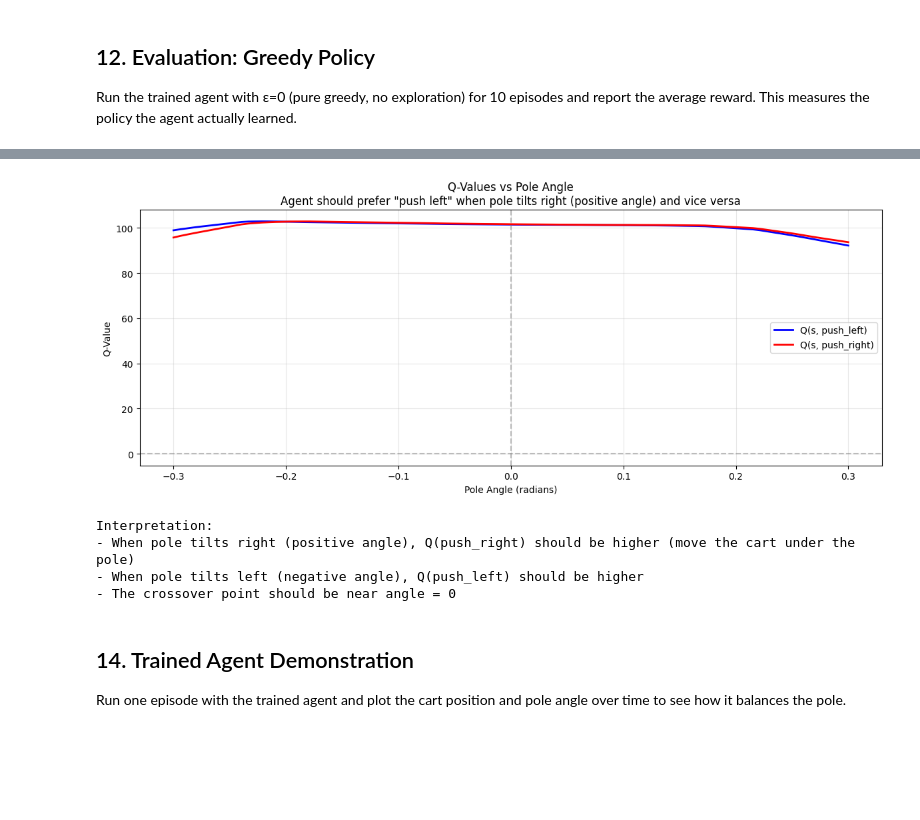
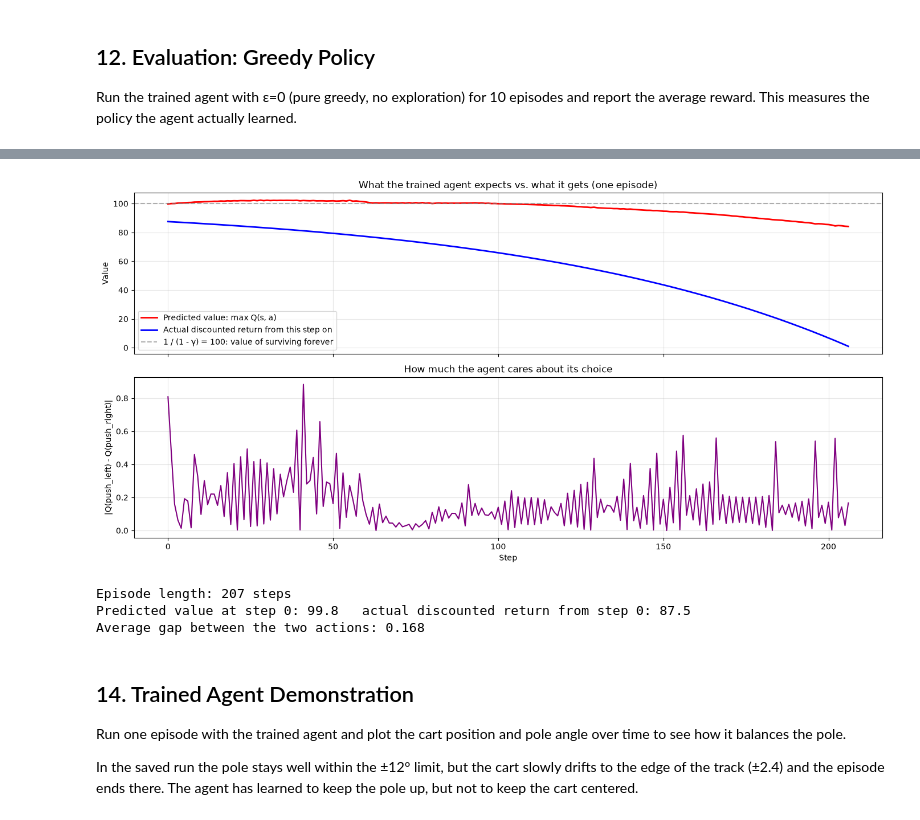
Before and after one commit to nadeemcite/research-papers, a Jupyter notebook: 051_playing-atari-with-deep-reinforcement/solution.ipynb, the cells around one changed output, grey strips where cells are left out. Drawn from its saved outputs; the diff is of its cells as text; code cells hidden in the pictures; blank space fills up the shorter version.

```diff
--- a/051_playing-atari-with-deep-reinforcement/solution.ipynb
+++ b/051_playing-atari-with-deep-reinforcement/solution.ipynb
@@ -57,7 +59,7 @@ lr = 2.5e-4            # Learning rate
 gamma = 0.99           # Discount factor
 batch_size = 64        # Minibatch size
 buffer_size = 10000    # Replay buffer capacity (paper used 1M for Atari)
-target_update_freq = 100  # Steps between target network updates (paper used 10000)
+target_update_freq = 250  # Steps between target network updates (paper used 10000)
 num_episodes = 600     # Training episodes
 max_steps = 500        # Max steps per episode (CartPole-v1 cap)
 min_buffer_size = 500  # Min transitions before training starts
@@ -298,8 +300,10 @@ for episode in range(num_episodes):
         next_state, reward, terminated, truncated, _ = env.step(action)
         done = terminated or truncated
 
-        # Store transition in replay buffer
-        replay_buffer.push(state, action, reward, next_state, float(done))
+        # Store transition in replay buffer.
+        # Only a real failure (terminated) cuts off the future reward. Hitting the 500-step
+        # time limit (truncated) is not a failure, so the target still looks ahead.
+        replay_buffer.push(state, action, reward, next_state, float(terminated))
 
         # Move to next state
         state = next_state
@@ -469,44 +473,58 @@ In the saved run the agent does this, but only weakly: the two curves are very c
 # %%
-# Sweep pole angle from -0.3 to 0.3 radians, other state vars = 0
-angles = np.linspace(-0.3, 0.3, 100)
-q_values_left = []
-q_values_right = []
+# Run one episode with the best weights and record what the network predicts at every step
+env = gym.make(ENV_NAME)
+state, _ = env.reset(seed=7)
+pred_q, q_gap, step_rewards = [], [], []
 
 with torch.no_grad():
-    for angle in angles:
-        state = np.array([0.0, 0.0, angle, 0.0])
-        state_t = torch.FloatTensor(state).unsqueeze(0).to(device)
-        q = policy_net(state_t).cpu().numpy()[0]
-        q_values_left.append(q[0])
-        q_values_right.append(q[1])
+    for step in range(max_steps):
+        q = policy_net(torch.FloatTensor(state).unsqueeze(0).to(device))[0].cpu().numpy()
+        pred_q.append(q.max())
+        q_gap.append(abs(q[0] - q[1]))
+        state, reward, terminated, truncated, _ = env.step(int(q.argmax()))
+        step_rewards.append(reward)
+        if terminated or truncated:
+            break
+env.close()
 
-plt.figure(figsize=(12, 5))
-plt.plot(angles, q_values_left, label='Q(s, push_left)', color='blue', linewidth=2)
-plt.plot(angles, q_values_right, label='Q(s, push_right)', color='red', linewidth=2)
-plt.axvline(x=0, color='gray', linestyle='--', alpha=0.5)
-plt.axhline(y=0, color='gray', linestyle='--', alpha=0.5)
-plt.xlabel('Pole Angle (radians)')
-plt.ylabel('Q-Value')
-plt.title('Q-Values vs Pole Angle\nAgent should prefer "push right" when pole tilts right (positive angle) and vice versa')
-plt.legend()
-plt.grid(True, alpha=0.3)
+# What the agent actually collected from each step onward (discounted)
+actual_return = np.zeros(len(step_rewards))
+running = 0.0
+for t in reversed(range(len(step_rewards))):
+    running = step_rewards[t] + gamma * running
+    actual_return[t] = running
+
+fig, (ax1, ax2) = plt.subplots(2, 1, figsize=(14, 7), sharex=True)
+ax1.plot(pred_q, color='red', linewidth=2, label='Predicted value: max Q(s, a)')
+ax1.plot(actual_return, color='blue', linewidth=2, label='Actual discounted return from this step on')
+ax1.axhline(y=1 / (1 - gamma), color='gray', linestyle='--', alpha=0.6, label='1 / (1 - γ) = 100: value of surviving forever')
+ax1.set_ylabel('Value')
+ax1.set_title('What the trained agent expects vs. what it gets (one episode)')
+ax1.legend()
+ax1.grid(True, alpha=0.3)
+
+ax2.plot(q_gap, color='purple')
+ax2.set_xlabel('Step')
+ax2.set_ylabel('|Q(push_left) - Q(push_right)|')
+ax2.set_title('How much the agent cares about its choice')
+ax2.grid(True, alpha=0.3)
 plt.tight_layout()
 plt.show()
 
-print('\nInterpretation:')
-print('- When pole tilts right (positive angle), Q(push_right) should be higher (move the cart under the pole)')
-print('- When pole tilts left (negative angle), Q(push_left) should be higher')
-print('- The crossover point should be near angle = 0')
+print(f'Episode length: {len(step_rewards)} steps')
+print(f'Predicted value at step 0: {pred_q[0]:.1f}   actual discounted return from step 0: {actual_return[0]:.1f}')
+print(f'Average gap between the two actions: {np.mean(q_gap):.3f}')
 # %% [output]
-[figure, old version]
+[figure, new version]
-Interpretation:
-- When pole tilts right (positive angle), Q(push_right) should be higher (move the cart under the pole)
-- When pole tilts left (negative angle), Q(push_left) should be higher
-- The crossover point should be near angle = 0
+Episode length: 207 steps
+Predicted value at step 0: 99.8   actual discounted return from step 0: 87.5
+Average gap between the two actions: 0.168
 # %% [markdown]
 ## 14. Trained Agent Demonstration
 
 Run one episode with the trained agent and plot the cart position and pole angle over time to see how it balances the pole.
+
+In the saved run the pole stays well within the ±12° limit, but the cart slowly drifts to the edge of the track (±2.4) and the episode ends there. The agent has learned to keep the pole up, but not to keep the cart centered.
 # %%
 env = gym.make(ENV_NAME)
 state, _ = env.reset(seed=42)
```
Also changed, not shown: parts of 17 cells of this notebook, 3 other files.
